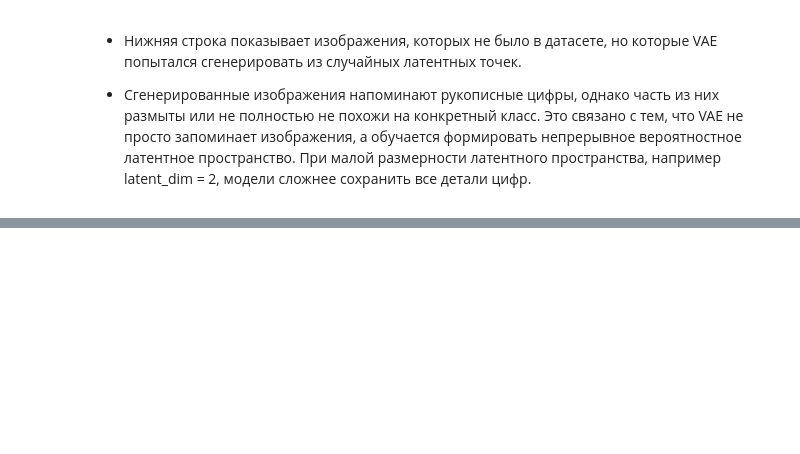
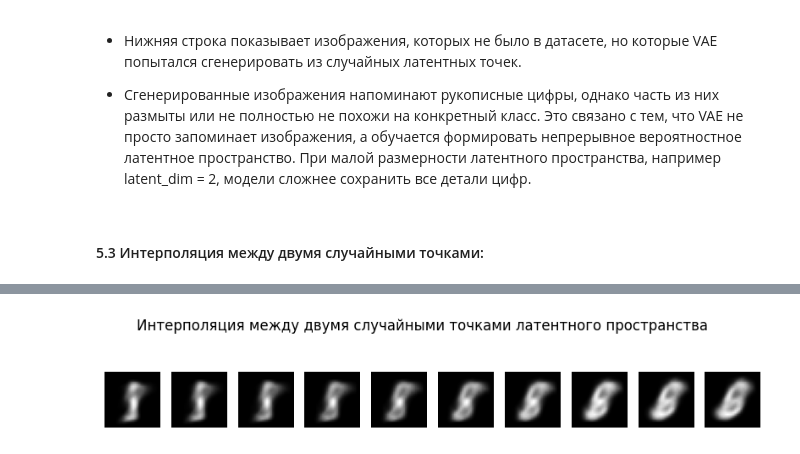
Before and after one commit to tarasovEgor/DeepLearningKurs, a Jupyter notebook: src/lab_4/VAE_lab_4.ipynb, the cells around one changed output, grey strips where cells are left out. Saved outputs shown, nothing was run; the diff lists cells and outputs as text; code cells hidden in the pictures; blank space fills up the shorter version.

```diff
--- a/src/lab_4/VAE_lab_4.ipynb
+++ b/src/lab_4/VAE_lab_4.ipynb
@@ -1245,3 +1245,32 @@ plt.show()
 - Нижняя строка показывает изображения, которых не было в датасете, но которые VAE попытался сгенерировать из случайных латентных точек.
 
 - Сгенерированные изображения напоминают рукописные цифры, однако часть из них  размыты или не полностью не похожи на конкретный класс. Это связано с тем, что VAE не просто запоминает изображения, а обучается формировать непрерывное вероятностное латентное пространство. При малой размерности латентного пространства, например latent_dim = 2, модели сложнее сохранить все детали цифр.
+# %% [markdown]
+#### 5.3 Интерполяция между двумя случайными точками:
+# %%
+# Выбираем две случайные точки в латентном пространстве
+point_a = np.random.normal(size=(latent_dim,))
+point_b = np.random.normal(size=(latent_dim,))
+
+# Количество промежуточных шагов
+interpolation_steps = 10
+
+# Создаем точки между point_a и point_b
+interpolated_points = np.linspace(point_a, point_b, interpolation_steps)
+
+print("Форма interpolated_points:", interpolated_points.shape)
+
+# Генерируем изображения для каждой промежуточной точки
+interpolated_images = decoder.predict(interpolated_points)
+
+# Визуализация интерполяции
+plt.figure(figsize=(10, 2))
+
+for i in range(interpolation_steps):
+    plt.subplot(1, interpolation_steps, i + 1)
+    plt.imshow(interpolated_images[i].reshape(28, 28), cmap="gray")
+    plt.axis("off")
+
+plt.suptitle("Интерполяция между двумя случайными точками латентного пространства")
+plt.show()
+# %% [output]
@@ -1247,0 +1279 @@ plt.show()
+[figure, added]
```
Also changed, not shown: parts of 7 cells of this notebook.
